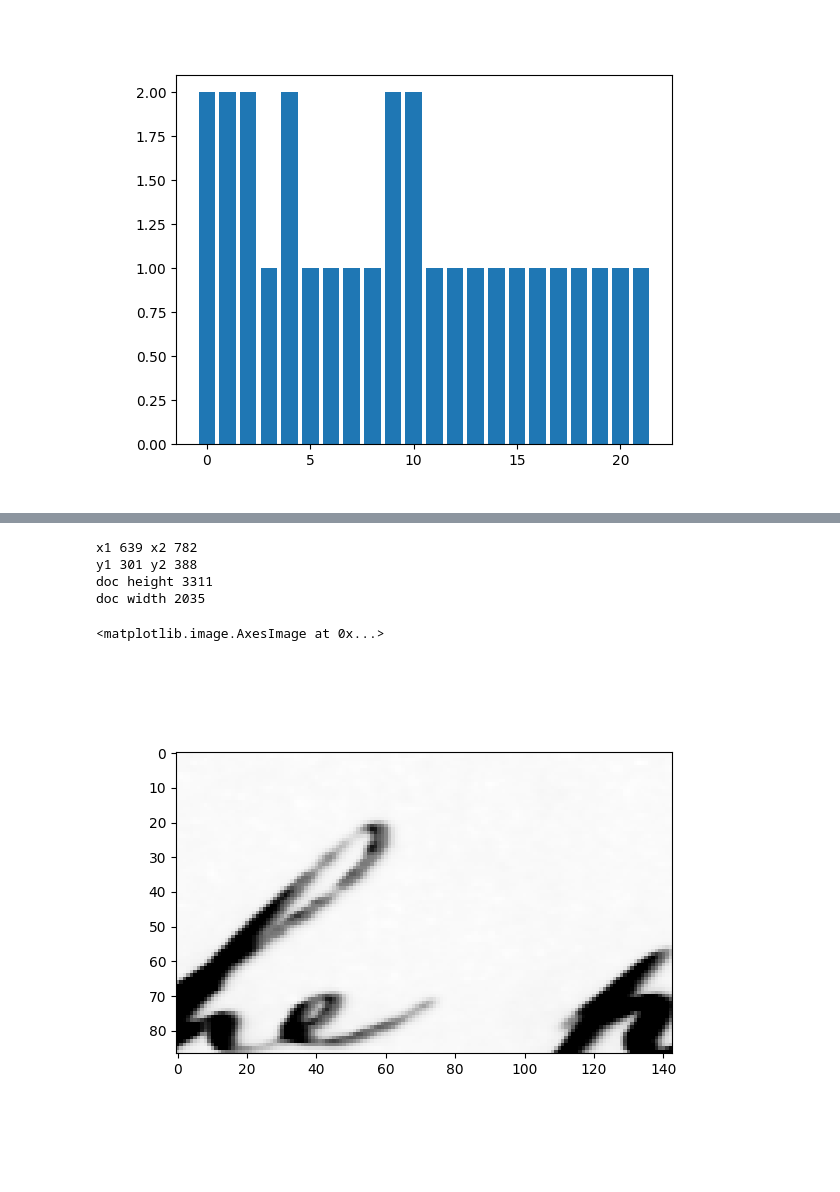
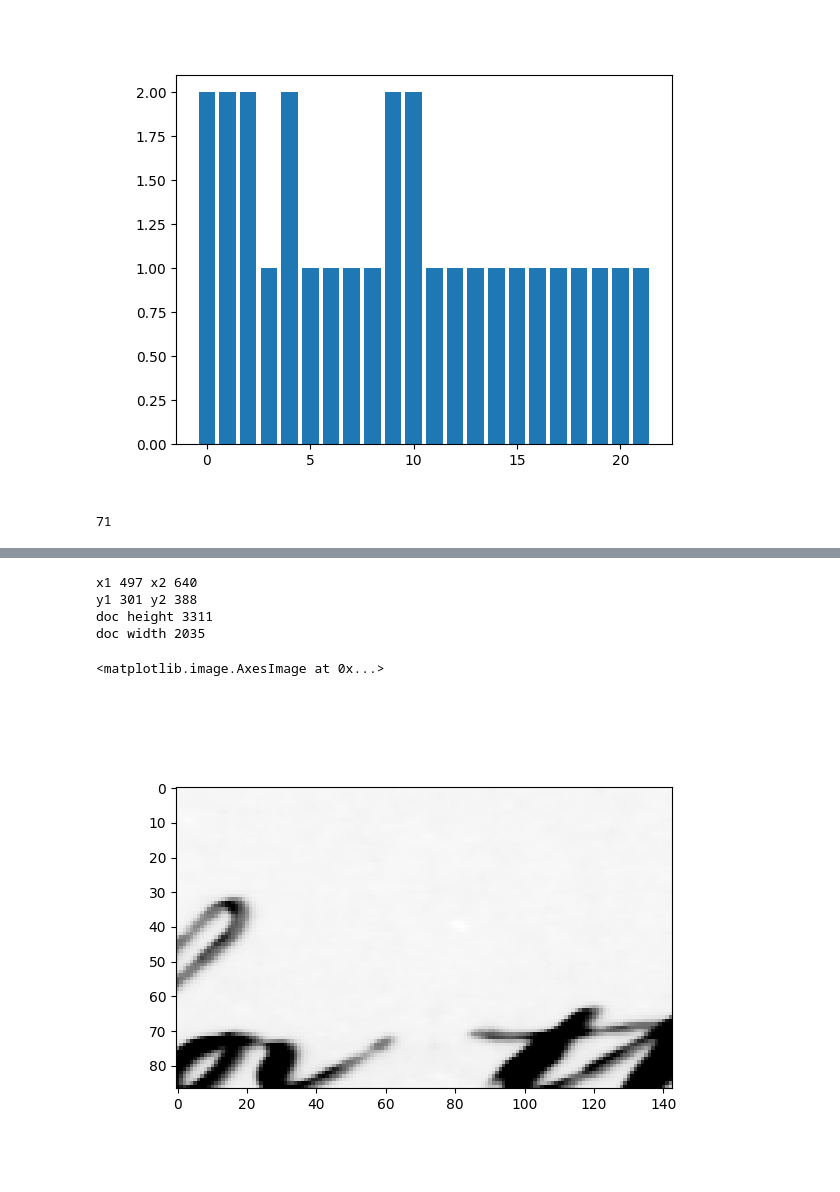
Before and after one commit to magdyamr542/fachprojekt, a Jupyter notebook: task/solution.ipynb, the cells around one changed output, grey strips where cells are left out. Saved outputs shown, nothing was run; the diff lists cells and outputs as text; code cells hidden in the pictures.

```diff
--- a/task/solution.ipynb
+++ b/task/solution.ipynb
@@ -113,6 +113,9 @@ frame_x1 = 0
 frame_y1 = 0
 frame_x2 = frame_x1 + frame_width
 frame_y2 = frame_y1 + frame_height
+print(step_size_x)
+# %% [output]
+71
 # %%
 
 window_histograms = [] # array of dicts {"window" : [x1,y1,x2,y2] , "histogram" : ...}
@@ -177,21 +180,21 @@ for wh in window_histograms:
 # sort window_histograms_after_comparing_with_request_image_histogram based on the sum of all keys
 window_histograms_after_comparing_with_request_image_histogram.sort(key= lambda item : item['difference'])
 # %%
-wx1,wy1,wx2,wy2 = window_histograms_after_comparing_with_request_image_histogram[5]['window']
+wx1,wy1,wx2,wy2 = window_histograms_after_comparing_with_request_image_histogram[2]['window']
 print("x1" , wx1, "x2" , wx2)
 print("y1" , wy1, "y2" , wy2)
 print("doc height" , im_arr.shape[0])
 print("doc width" , im_arr.shape[1])
 
 testing_word_arr = im_arr[wy1:wy2, wx1:wx2]
 
 fig = plt.figure()
 ax = fig.add_subplot(111)
 ax.imshow(testing_word_arr , cmap=cm.get_cmap('Greys_r'))
 # %% [output]
-x1 639 x2 782
+x1 497 x2 640
 y1 301 y2 388
 doc height 3311
 doc width 2035
 <matplotlib.image.AxesImage at 0x...>
-[figure, old version]
+[figure, new version]
```
Also changed, not shown: 1 other file.
